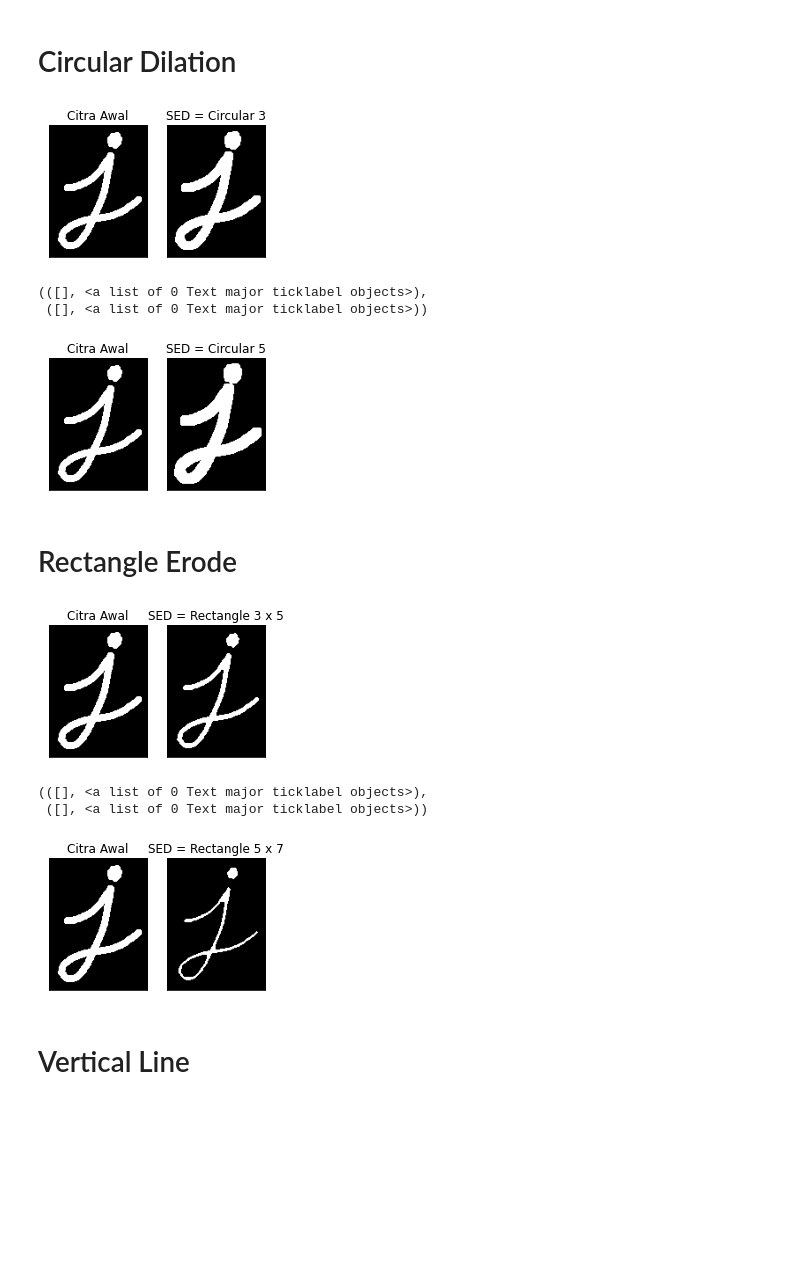
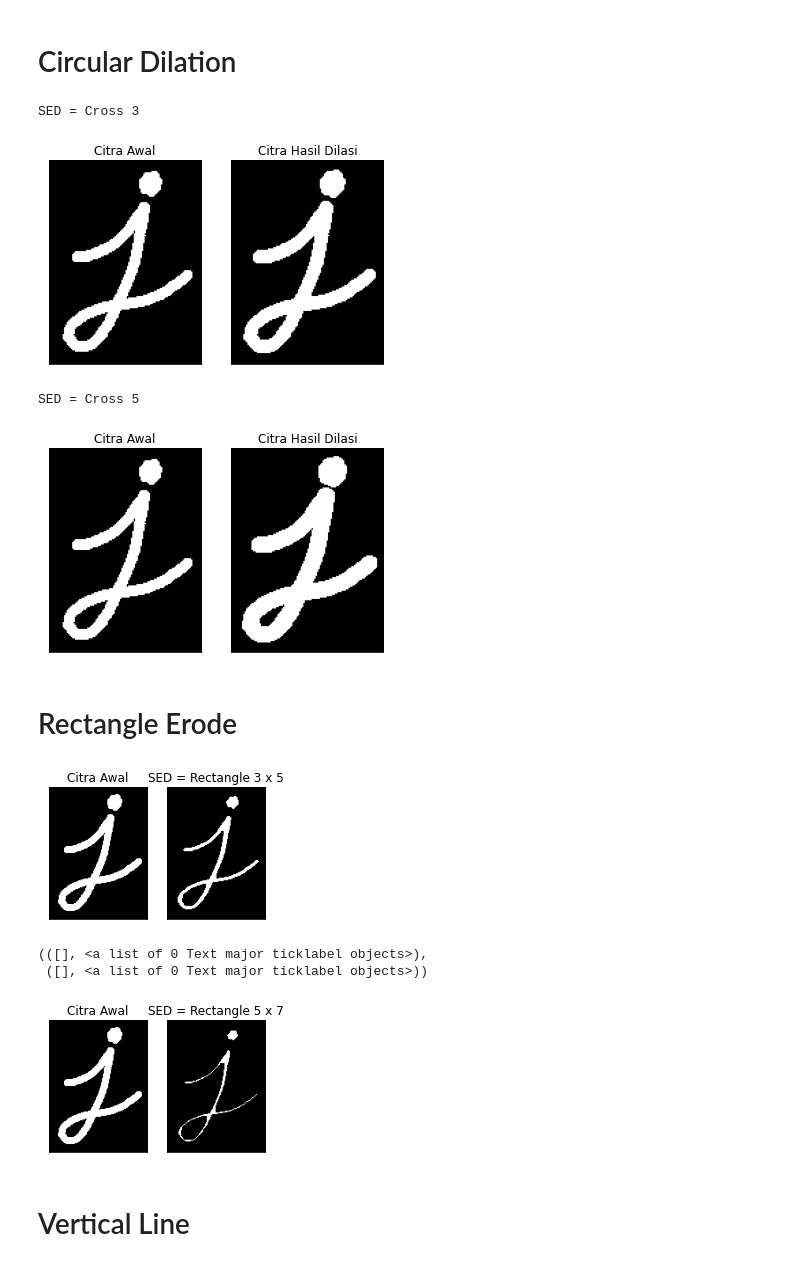
Before and after one commit to Zwarzen/PCVK_Genap_2022, a Jupyter notebook: week8.ipynb, the cells around one changed output. Cells and saved outputs as stored; diff of their text form; code cells hidden in the pictures; blank space fills up the shorter version.

```diff
--- a/week8.ipynb
+++ b/week8.ipynb
@@ -96,38 +94,40 @@ plt.xticks([]), plt.yticks([])
 # %% [markdown]
 # Circular Dilation
 # %%
-dilasi_3 = cv.dilate(gambar_j,kernel_3,iterations = 1)
-dilasi_5 = cv.dilate(gambar_j,kernel_5,iterations = 1)
+Circular_3x3 = cv.getStructuringElement(cv.MORPH_ELLIPSE,(3,3)) # kernel circular 3x3
+Circular_5x5 = cv.getStructuringElement(cv.MORPH_ELLIPSE,(5,5)) # kernel circular 5x5
 
-# final_frame = cv.hconcat((gambar_j, dilasi_3))
+#opersi dilasi
+dilasi_circular3x3 = cv.dilate(gambar_j,Circular_3x3,iterations = 1)
+dilasi_circular5x5 = cv.dilate(gambar_j,Circular_5x5,iterations = 1)
 
-# plt.imshow(final_frame)
-
-plt.subplot(131), plt.imshow(gambar_j), plt.title('Citra Awal')
+print('SED = Cross 3')
+plt.subplot(121),plt.imshow(gambar_j),plt.title('Citra Awal')
 plt.xticks([]), plt.yticks([])
-plt.subplot(132), plt.imshow(dilasi_3), plt.title('SED = Circular 3')
+plt.subplot(122),plt.imshow(dilasi_circular3x3),plt.title('Citra Hasil Dilasi')
 plt.xticks([]), plt.yticks([])
 plt.show()
 
-plt.subplot(131), plt.imshow(gambar_j), plt.title('Citra Awal')
+print('SED = Cross 5')
+plt.subplot(121),plt.imshow(gambar_j),plt.title('Citra Awal')
 plt.xticks([]), plt.yticks([])
-plt.subplot(132), plt.imshow(dilasi_5), plt.title('SED = Circular 5')
+plt.subplot(122),plt.imshow(dilasi_circular5x5),plt.title('Citra Hasil Dilasi')
 plt.xticks([]), plt.yticks([])
-
-# Terlihat jika Circular 5 lebih tebal daripada Circular 3
+plt.show()
 # %% [output]
+SED = Cross 3
-[figure, old version]
+[figure, new version]
-(([], <a list of 0 Text major ticklabel objects>),
- ([], <a list of 0 Text major ticklabel objects>))
+SED = Cross 5
-[figure, old version]
+[figure, new version]
 # %% [markdown]
 # Rectangle Erode
 # %%
-kernel_3x5 = np.ones((3,3),np.uint8)
-kernel_5x7 = np.ones((5,5),np.uint8)
+Rectangle_3x5 = cv.getStructuringElement(cv.MORPH_RECT,(3,5)) # kernel rectangular 3x5
+Rectangle_5x7 = cv.getStructuringElement(cv.MORPH_RECT,(5,7)) # kernel rectangular 3x5
 
-erosi_3x5 = cv.erode(gambar_j,kernel_3x5,iterations = 1)
-erosi_5x7 = cv.erode(gambar_j,kernel_5x7,iterations = 1)
+# operasi Erode
+erosi_3x5 = cv.erode(gambar_j,Rectangle_3x5,iterations = 1)
+erosi_5x7 = cv.erode(gambar_j,Rectangle_5x7,iterations = 1)
 
 plt.subplot(131), plt.imshow(gambar_j), plt.title('Citra Awal')
 plt.xticks([]), plt.yticks([])
@@ -145,7 +145,7 @@ plt.xticks([]), plt.yticks([])
 [figure]
 (([], <a list of 0 Text major ticklabel objects>),
  ([], <a list of 0 Text major ticklabel objects>))
-[figure, old version]
+[figure, new version]
 # %% [markdown]
 # Vertical Line
 # %%
```
Also changed, not shown: parts of 3 cells of this notebook.
